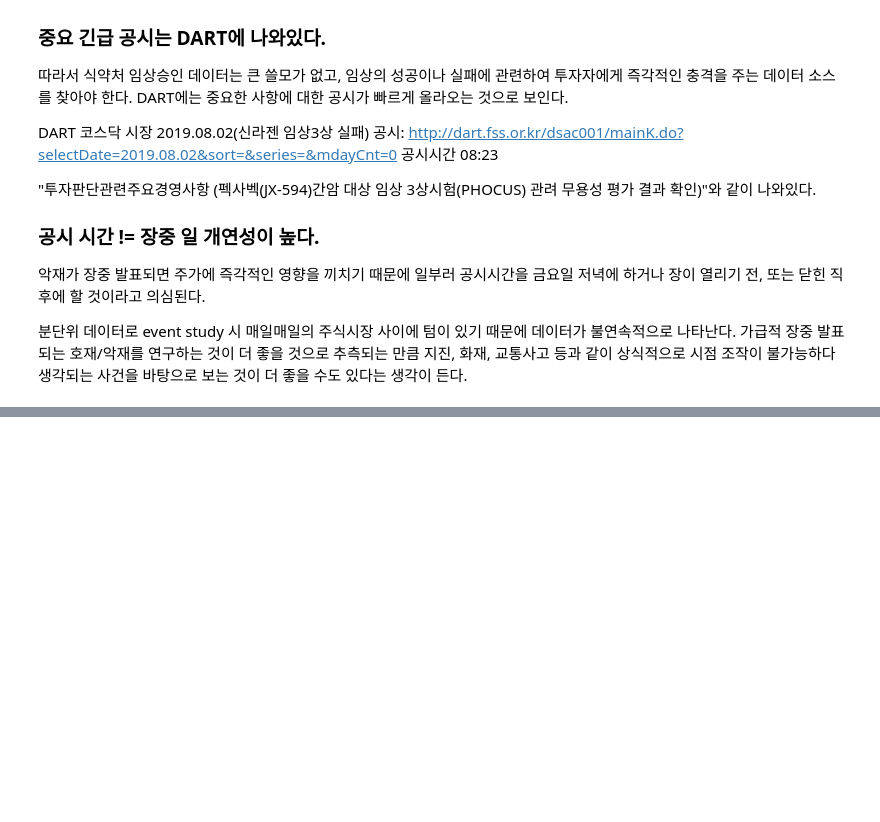
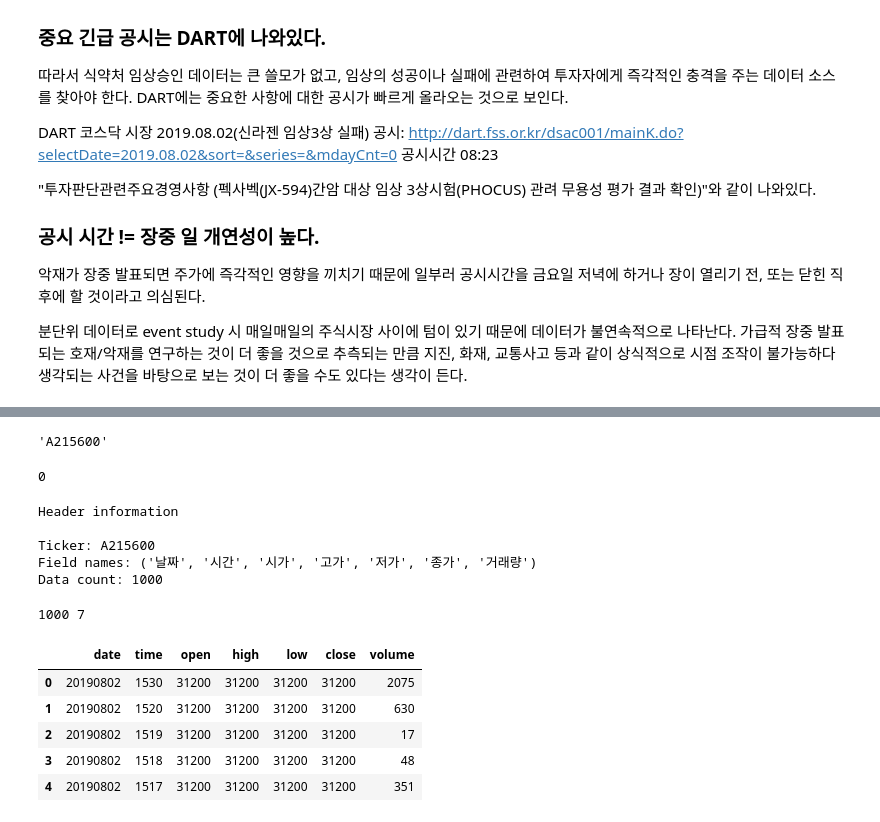
Before and after one commit to jaepil-choi/python_algotrading, a Jupyter notebook: 32-bit-jupyter_notes/event_study_-_effect_of_clinical_trials.ipynb, the cells around one changed output, grey strips where cells are left out. Drawn from its saved outputs; the diff is of its cells as text; code cells hidden in the pictures; blank space fills up the shorter version.

```diff
--- a/32-bit-jupyter_notes/event_study_-_effect_of_clinical_trials.ipynb
+++ b/32-bit-jupyter_notes/event_study_-_effect_of_clinical_trials.ipynb
@@ -286,0 +289,6 @@ DART 코스닥 시장 2019.08.02(신라젠 임상3상 실패) 공시: http://dar
+# %%
+instStockChart = win32com.client.Dispatch('CPSysDib.StockChart')
+ticker = instCpStockCode.NameToCode('신라젠')
+ticker
+# %% [output]
+'A215600'
@@ -286,0 +307,28 @@ DART 코스닥 시장 2019.08.02(신라젠 임상3상 실패) 공시: http://dar
+# %%
+instStockChart.BlockRequest()
+# %% [output]
+0
+# %%
+print("""
+Header information
+
+Ticker: {ticker}
+Field names: {field_names}
+Data count: {data_count}
+""".format(
+    ticker=instStockChart.GetHeaderValue(0),
+    field_names=instStockChart.GetHeaderValue(2),
+    data_count=instStockChart.GetHeaderValue(3),
+))
+# %% [output]
+Header information
+
+Ticker: A215600
+Field names: ('날짜', '시간', '시가', '고가', '저가', '종가', '거래량')
+Data count: 1000
+# %%
+data_count = instStockChart.GetHeaderValue(3)
+fields_count = instStockChart.GetHeaderValue(1)
+print(data_count, fields_count)
+# %% [output]
+1000 7
@@ -286,0 +357,12 @@ DART 코스닥 시장 2019.08.02(신라젠 임상3상 실패) 공시: http://dar
+# %%
+# TODO: 변수 네이밍 바꿔주자 _df 붙일 대상 정하고 time series와 아닌것 구분
+
+sillajen_ts_m_df = pd.DataFrame(sillajen_m)
+sillajen_ts_m_df.head()
+# %% [output]
+|  | date | time | open | high | low | close | volume |
+| 0 | 20190802 | 1530 | 31200 | 31200 | 31200 | 31200 | 2075 |
+| 1 | 20190802 | 1520 | 31200 | 31200 | 31200 | 31200 | 630 |
+| 2 | 20190802 | 1519 | 31200 | 31200 | 31200 | 31200 | 17 |
+| 3 | 20190802 | 1518 | 31200 | 31200 | 31200 | 31200 | 48 |
+| 4 | 20190802 | 1517 | 31200 | 31200 | 31200 | 31200 | 351 |
```
Also changed, not shown: parts of 12 cells of this notebook.
